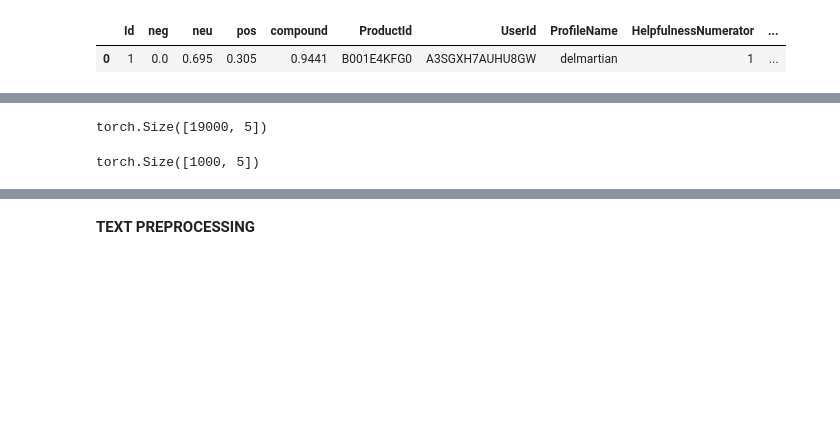
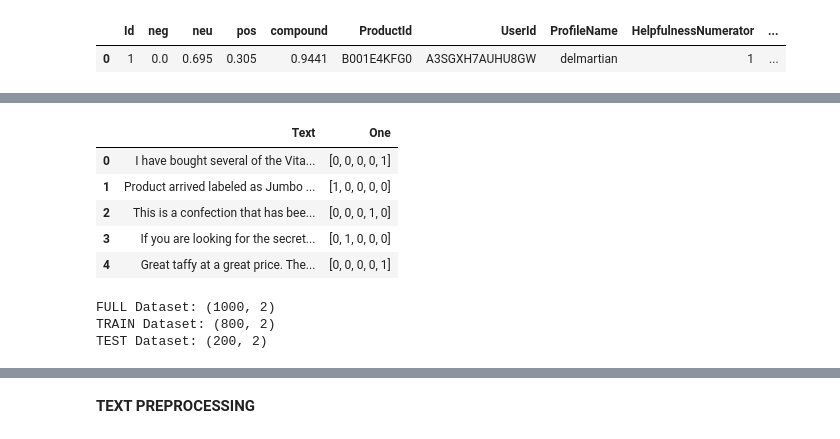
Before and after one commit to HamzaWajid1/Amazon_Customer_Review_Sentiment_Detector, a Jupyter notebook: Training_Bert_model.ipynb, the cells around one changed output, grey strips where cells are left out. Saved outputs shown, nothing was run; the diff lists cells and outputs as text; code cells hidden in the pictures; blank space fills up the shorter version.

Commit message:
Model Finetuning done on small dataset. Validation, Testing and documentation left. Will also finetune on a larger set

```diff
--- a/Training_Bert_model.ipynb
+++ b/Training_Bert_model.ipynb
@@ -67,5 +80,8 @@ from sklearn.preprocessing import OneHotEncoder
 
 # Convert labels to one-hot encoding
 encoder = OneHotEncoder(sparse=False)
-labels_one_hot_train = encoder.fit_transform(y_train)
-labels_one_hot_val = encoder.fit_transform(y_val)
+Y=df['Score'].values.reshape(-1,1)
+One_hot = encoder.fit_transform(Y)
+One_hot=One_hot.tolist()
+One_hot = [[int(element) for element in sub_list] for sub_list in One_hot]
+One_hot
@@ -74,10 +106,12 @@ import torch
-# %%
-labels_train = torch.tensor(labels_one_hot_train, dtype=torch.float32)
-labels_train.shape
-# %% [output]
-torch.Size([19000, 5])
-# %%
-labels_test = torch.tensor(labels_one_hot_val, dtype=torch.float32)
-labels_test.shape
-# %% [output]
-torch.Size([1000, 5])
+# %%
+df['One']=One_hot
+# %%
+new_df = df[['Text', 'One']].copy()
+new_df.head()
+# %% [output]
+|  | Text | One |
+| 0 | I have bought several of the Vita... | [0, 0, 0, 0, 1] |
+| 1 | Product arrived labeled as Jumbo ... | [1, 0, 0, 0, 0] |
+| 2 | This is a confection that has bee... | [0, 0, 0, 1, 0] |
+| 3 | If you are looking for the secret... | [0, 1, 0, 0, 0] |
+| 4 | Great taffy at a great price. The... | [0, 0, 0, 0, 1] |
@@ -83,0 +198,19 @@ torch.Size([1000, 5])
+# %%
+# Creating the dataset and dataloader for the neural network
+
+train_size = 0.8
+train_dataset=new_df.sample(frac=train_size,random_state=200)
+test_dataset=new_df.drop(train_dataset.index).reset_index(drop=True)
+train_dataset = train_dataset.reset_index(drop=True)
+
+
+print("FULL Dataset: {}".format(new_df.shape))
+print("TRAIN Dataset: {}".format(train_dataset.shape))
+print("TEST Dataset: {}".format(test_dataset.shape))
+
+training_set = CustomDataset(train_dataset, tokenizer, MAX_LEN)
+testing_set = CustomDataset(test_dataset, tokenizer, MAX_LEN)
+# %% [output]
+FULL Dataset: (1000, 2)
+TRAIN Dataset: (800, 2)
+TEST Dataset: (200, 2)
```
Also changed, not shown: parts of 33 cells of this notebook.
